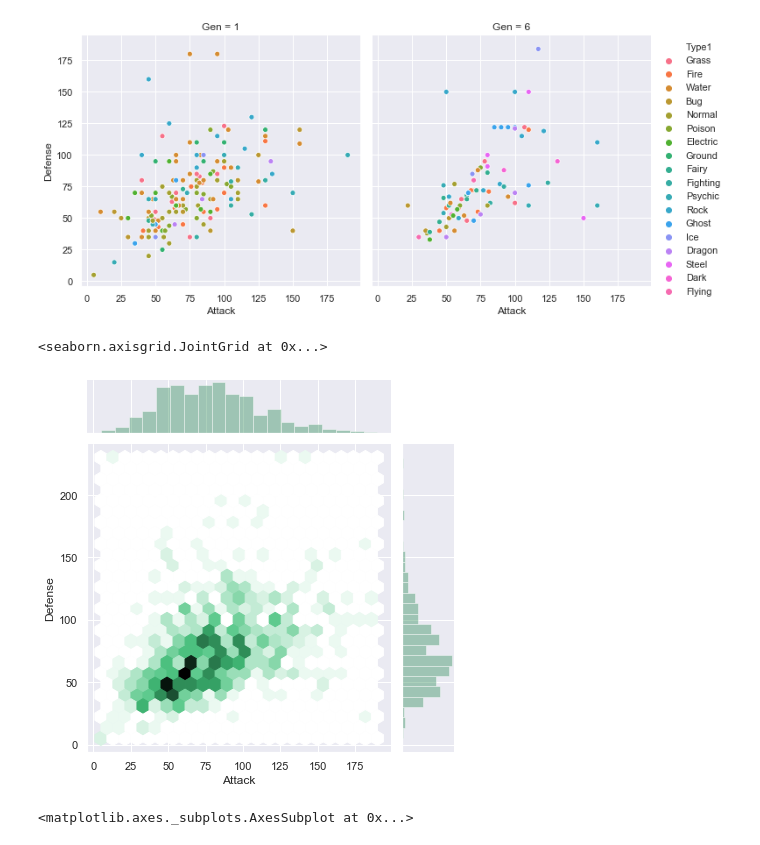
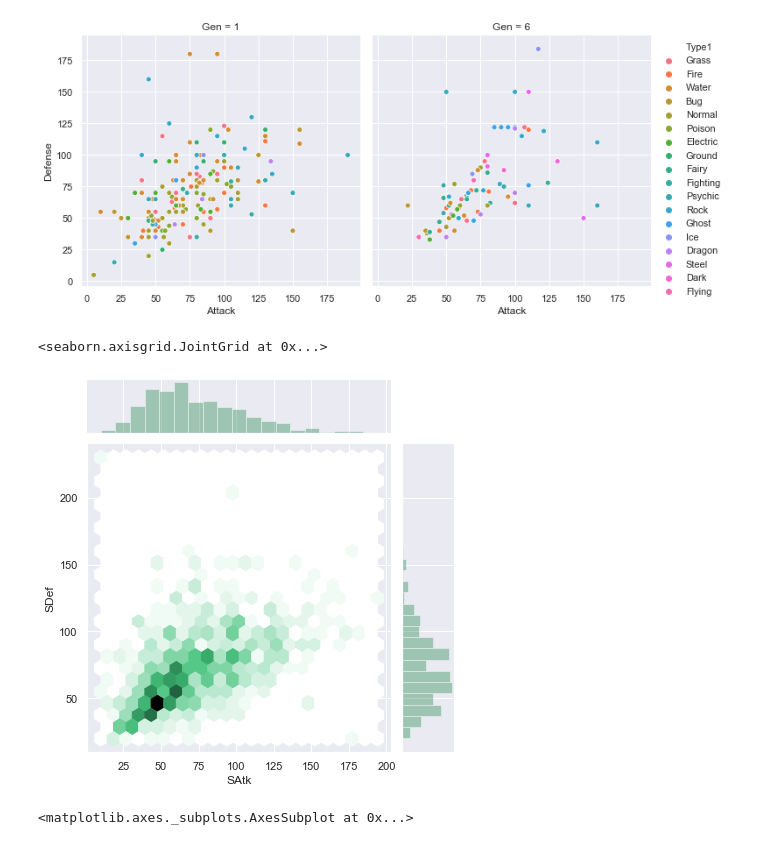
Before and after one commit to dhakust/binder, a Jupyter notebook: example.ipynb, the cells around one changed output. Drawn from its saved outputs; the diff is of its cells as text; code cells hidden in the pictures.

```diff
--- a/example.ipynb
+++ b/example.ipynb
@@ -112,10 +117,10 @@ sns.relplot(
 <seaborn.axisgrid.FacetGrid at 0x...>
 [figure]
 # %%
-sns.jointplot(x = "Attack", y = "Defense", data = df, kind = "hex", color = "seagreen")
+sns.jointplot(x = "SAtk", y = "SDef", data = df, kind = "hex", color = "seagreen")
 # %% [output]
 <seaborn.axisgrid.JointGrid at 0x...>
-[figure, old version]
+[figure, new version]
 # %%
 sns.countplot(x = "Gen", data = df)
 # %% [output]
```
Also changed, not shown: parts of 6 cells of this notebook.
